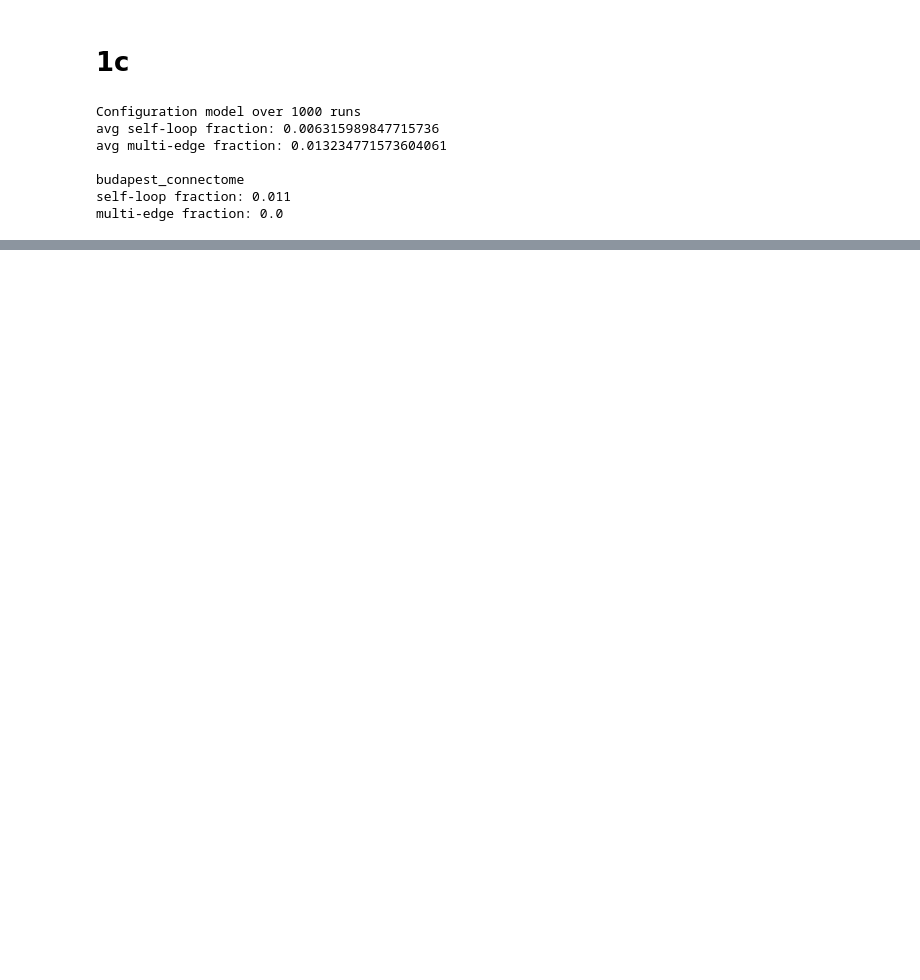
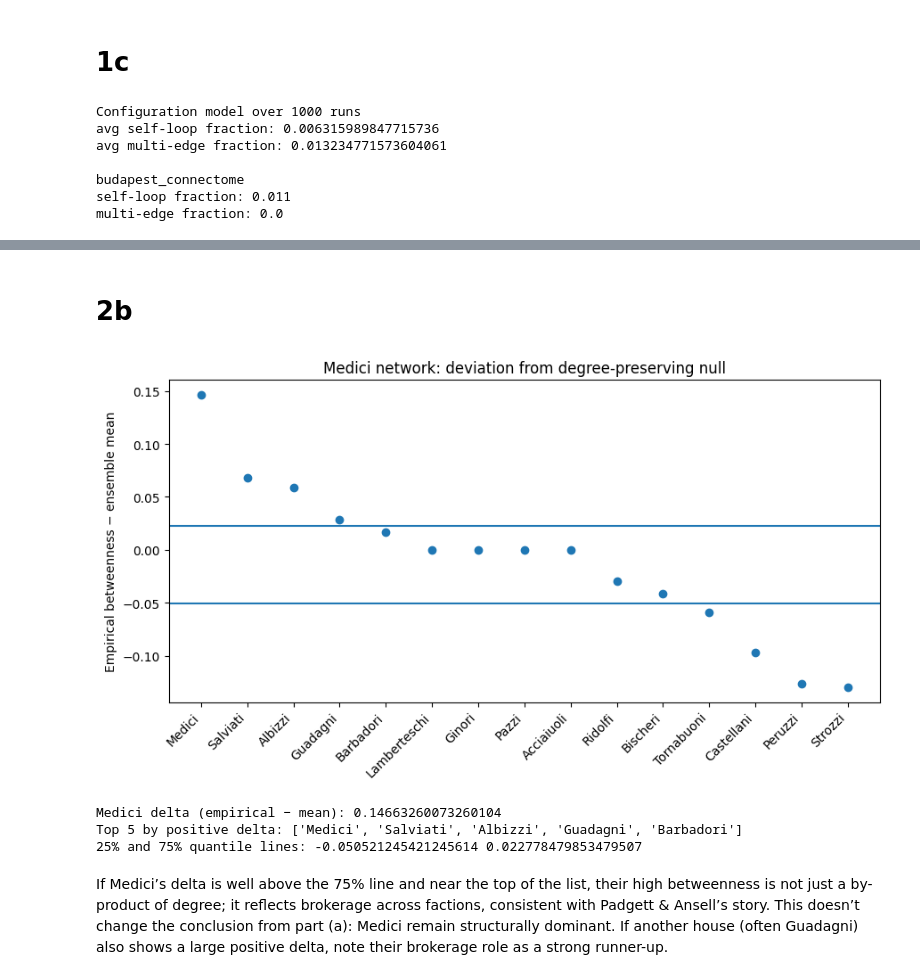
Before and after one commit to rahulsunilkumar/BIOL4559homework, a Jupyter notebook: homework/hw-03/hw-03.ipynb, the cells around one changed output, grey strips where cells are left out. Drawn from its saved outputs; the diff is of its cells as text; code cells hidden in the pictures; blank space fills up the shorter version.

```diff
--- a/homework/hw-03/hw-03.ipynb
+++ b/homework/hw-03/hw-03.ipynb
@@ -181,0 +286,55 @@ multi-edge fraction: 0.0
+# %% [markdown]
+# 2b
+# %%
+# empirical Medici network
+G = nx.florentine_families_graph()
+nodes = list(G.nodes())
+n = len(nodes)
+
+# empirical betweenness
+b_emp_d = nx.betweenness_centrality(G, normalized=True, endpoints=False)
+b_emp = np.array([b_emp_d[u] for u in nodes])
+
+# degree sequence in the order we will use to label 0..n-1 in our generator
+deg = [G.degree(u) for u in nodes]
+
+# betweenness samples per node
+T = 1000
+samples = np.zeros((T, n))
+for t in range(T):
+    Gsyn = configuration_model(deg, return_graph=True)  # MY function
+    b_syn_d = nx.betweenness_centrality(Gsyn, normalized=True, endpoints=False)
+    for i in range(n):
+        samples[t, i] = b_syn_d[i]  # generator labels nodes 0..n-1
+
+# empirical minus ensemble mean
+b_mean = samples.mean(axis=0)
+delta = b_emp - b_mean
+
+# deltas per node, sorted; add 25% and 75% quantile lines
+order = np.argsort(delta)[::-1]
+x = np.arange(n)
+plt.figure(figsize=(9, 5))
+plt.scatter(x, delta[order])
+q25 = np.quantile(delta, 0.25)
+q75 = np.quantile(delta, 0.75)
+plt.axhline(q25)
+plt.axhline(q75)
+plt.xticks(x, [nodes[i] for i in order], rotation=45, ha="right")
+plt.ylabel("Empirical betweenness − ensemble mean")
+plt.title("Medici network: deviation from degree-preserving null")
+plt.tight_layout()
+plt.show()
+
+# quick text to help write-up
+medici_idx = nodes.index("Medici")
+print("Medici delta (empirical − mean):", float(delta[medici_idx]))
+print("Top 5 by positive delta:", [nodes[i] for i in order[:5]])
+print("25% and 75% quantile lines:", float(q25), float(q75))
+# %% [output]
+[figure, added]
+Medici delta (empirical − mean): 0.14663260073260104
+Top 5 by positive delta: ['Medici', 'Salviati', 'Albizzi', 'Guadagni', 'Barbadori']
+25% and 75% quantile lines: -0.050521245421245614 0.022778479853479507
+# %% [markdown]
+If Medici’s delta is well above the 75% line and near the top of the list, their high betweenness is not just a by-product of degree; it reflects brokerage across factions, consistent with Padgett & Ansell’s story. This doesn’t change the conclusion from part (a): Medici remain structurally dominant. If another house (often Guadagni) also shows a large positive delta, note their brokerage role as a strong runner-up.
```
Also changed, not shown: parts of 8 cells of this notebook, 7 other files.
